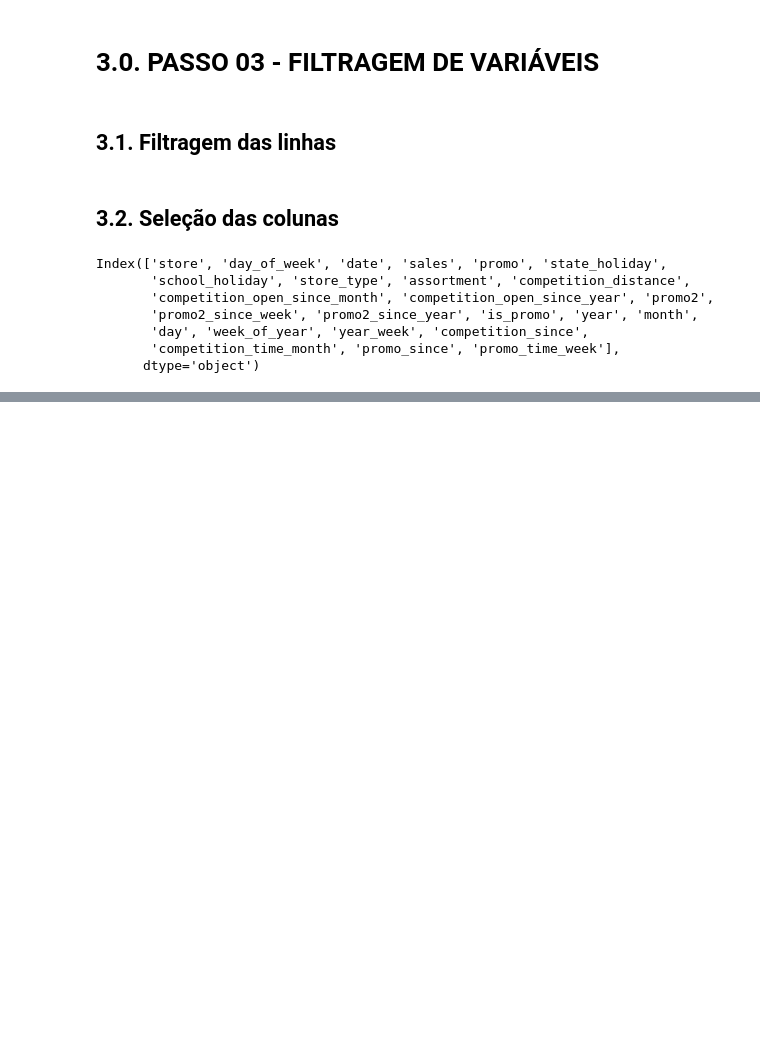
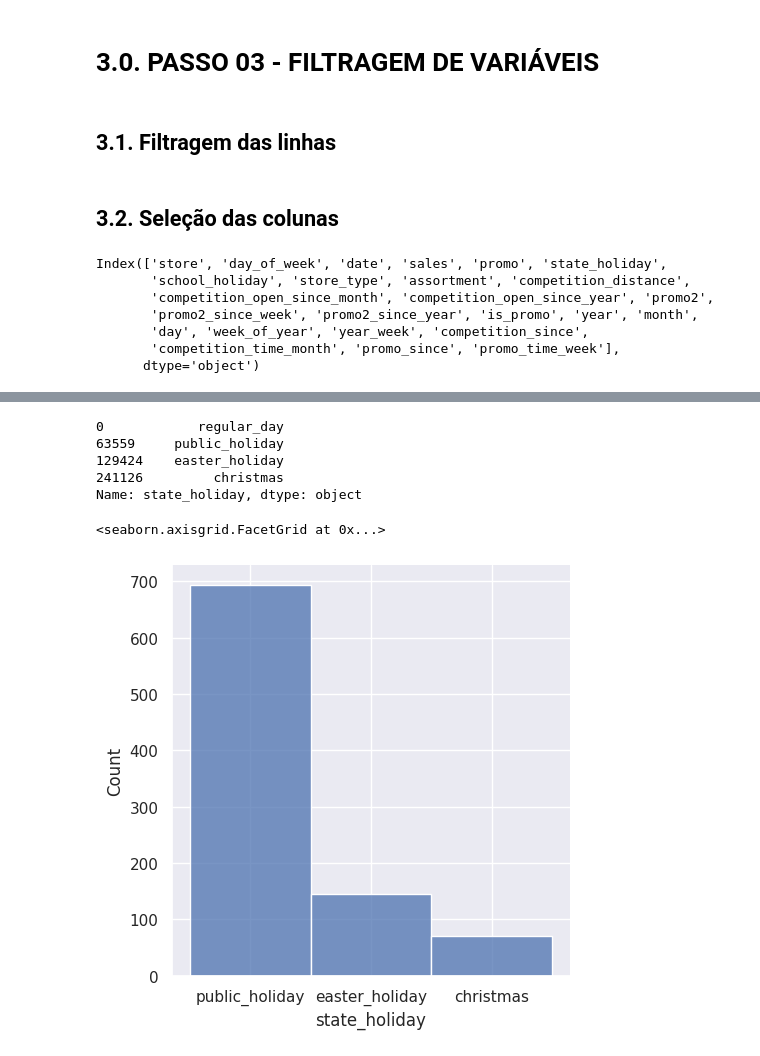
Before and after one commit to ThiagoBorges81/budget_estimation, a Jupyter notebook: notebooks/m04_v01_store_sales_prediction.ipynb, the cells around one changed output, grey strips where cells are left out. Drawn from its saved outputs; the diff is of its cells as text; code cells hidden in the pictures; blank space fills up the shorter version.

```diff
--- a/notebooks/m04_v01_store_sales_prediction.ipynb
+++ b/notebooks/m04_v01_store_sales_prediction.ipynb
@@ -367,0 +464,16 @@ Index(['store', 'day_of_week', 'date', 'sales', 'promo', 'state_holiday',
+# %%
+df4['state_holiday'].drop_duplicates()
+# %% [output]
+0            regular_day
+63559     public_holiday
+129424    easter_holiday
+241126         christmas
+Name: state_holiday, dtype: object
+# %%
+# state holiday
+# plt.subplot( 1,2,1 )
+a = df4[df4['state_holiday'] != 'regular_day']
+sns.displot( a['state_holiday'] )
+# %% [output]
+<seaborn.axisgrid.FacetGrid at 0x...>
+[figure, added]
```
Also changed, not shown: parts of 24 cells of this notebook.
